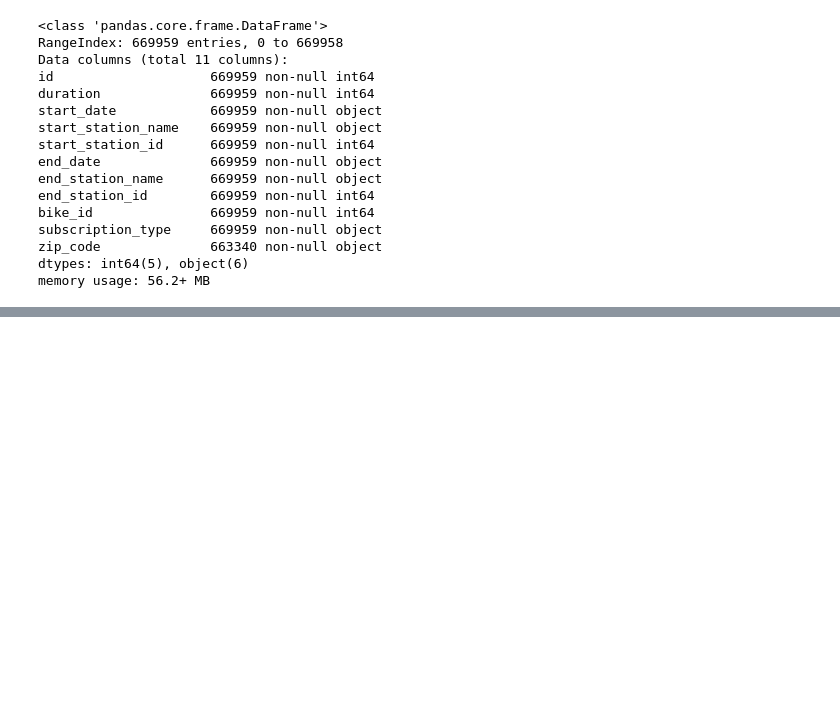
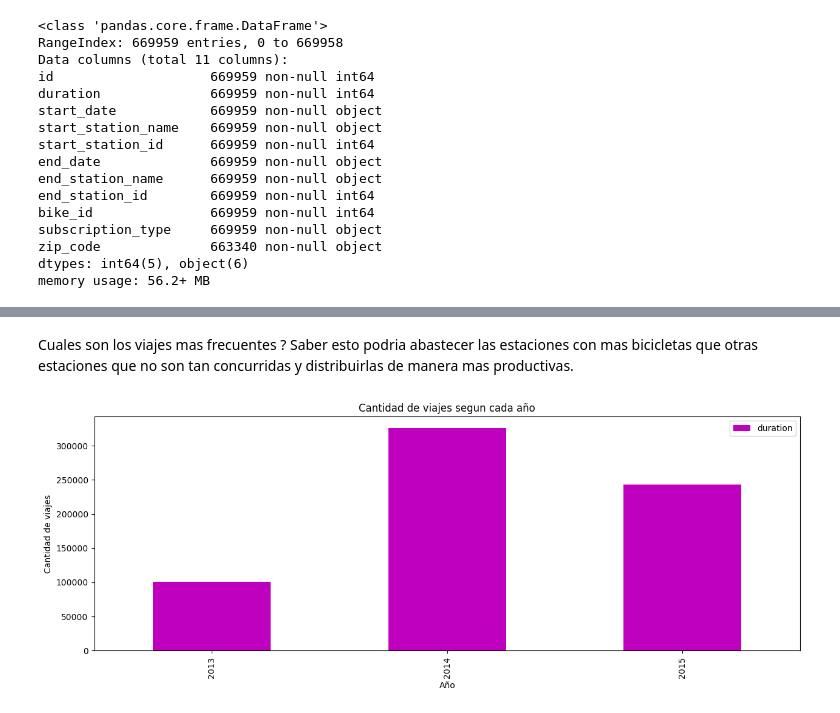
Before and after one commit to santiagoaso/2017datos, a Jupyter notebook: trip.ipynb, the cells around one changed output, grey strips where cells are left out. Drawn from its saved outputs; the diff is of its cells as text; code cells hidden in the pictures; blank space fills up the shorter version.

```diff
--- a/trip.ipynb
+++ b/trip.ipynb
@@ -84,2 +115,12 @@ memory usage: 60.7+ MB
+# %% [markdown]
+Cuales son los viajes mas frecuentes ? Saber esto podria abastecer las estaciones con mas bicicletas que otras estaciones que no son tan concurridas y distribuirlas de manera mas productivas.
+# %%
+duracion= trip.loc[:, ('duration', 'start_year')].groupby('start_year').agg(np.size)
+duracion.plot.bar(color='m');
+plt.xlabel('Año');
+plt.ylabel("Cantidad de viajes");
+plt.title("Cantidad de viajes segun cada año");
+# %% [output]
+[figure, added]
 # %%
 #que diferencias existen entre Subscriber y customer?
```
Also changed, not shown: parts of 13 cells of this notebook.
